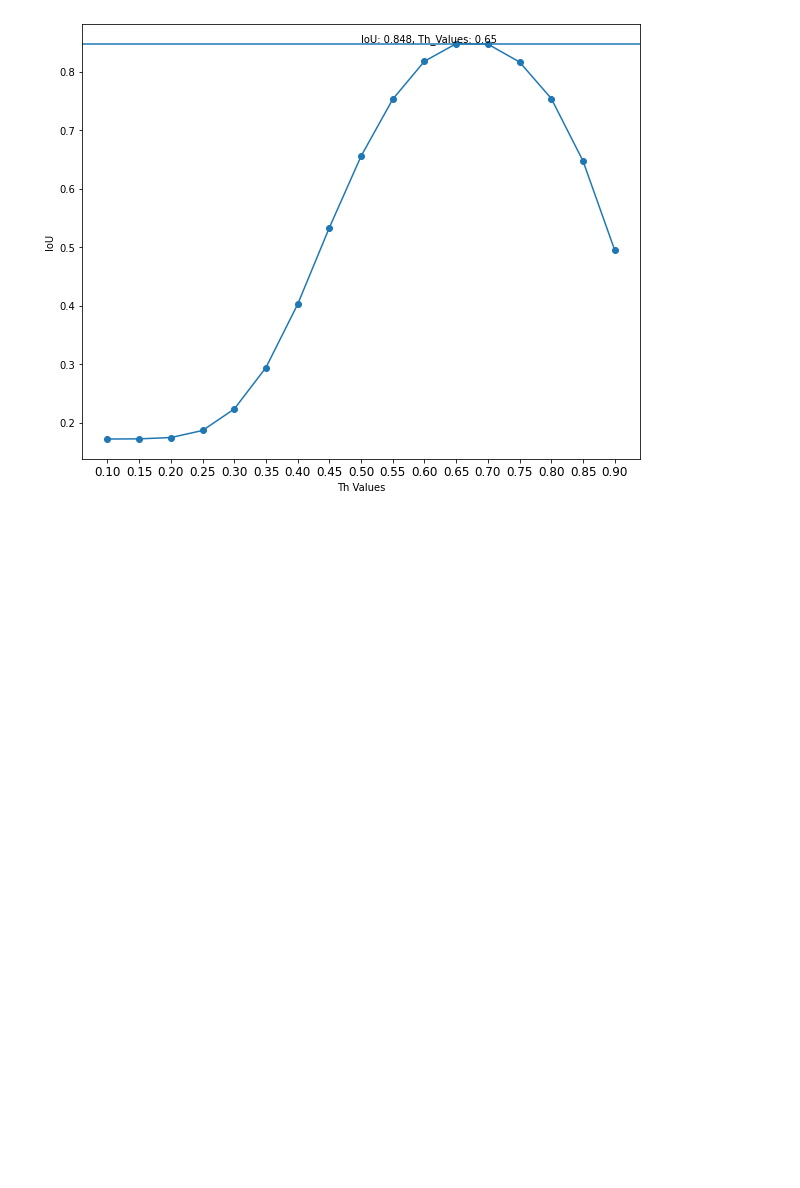
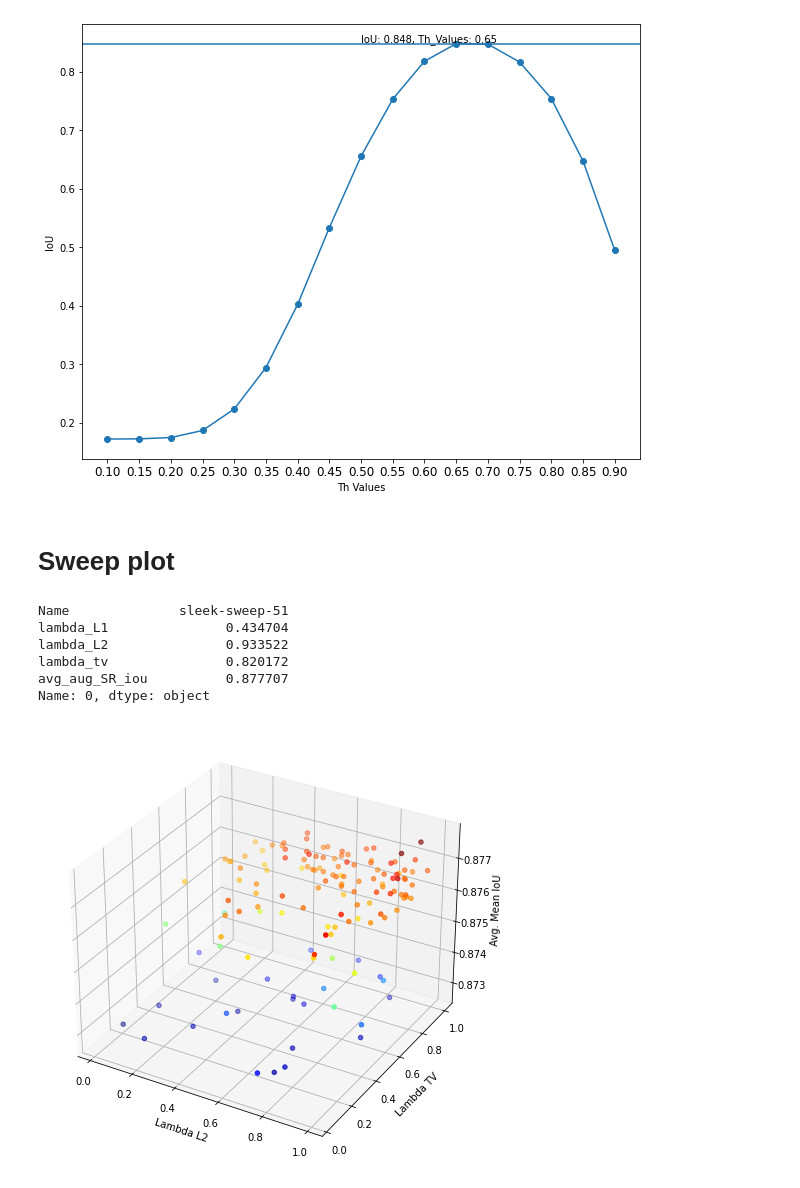
Before and after one commit to nicoloalbergoni/DeepLabV3Plus-Augmented-SuperResolution, a Jupyter notebook: plot_cvs.ipynb, the cells around one changed output. Saved outputs shown, nothing was run; the diff lists cells and outputs as text; code cells hidden in the pictures; blank space fills up the shorter version.

```diff
--- a/plot_cvs.ipynb
+++ b/plot_cvs.ipynb
@@ -91,3 +92,35 @@ plt.ylabel("IoU")
 plt.show()
 # %% [output]
 [figure]
+# %% [markdown]
+# Sweep plot
+# %%
+TEST_FOLDER = os.path.join(os.getcwd(), "test_folder")
+CSV_PATH = os.path.join(TEST_FOLDER, "sweep_argmax_500.csv")
+# %%
+df = pd.read_csv(CSV_PATH)
+
+lambda_l1 = df["lambda_L1"].to_numpy()
+lambda_l2 = df["lambda_L2"].to_numpy()
+lambda_tv = df["lambda_tv"].to_numpy()
+miou = df["avg_aug_SR_iou"].to_numpy()
+
+max_row = df.iloc[df['avg_aug_SR_iou'].idxmax()]
+print(max_row)
+# %% [output]
+Name              sleek-sweep-51
+lambda_L1               0.434704
+lambda_L2               0.933522
+lambda_tv               0.820172
+avg_aug_SR_iou          0.877707
+Name: 0, dtype: object
+# %%
+plt.figure(figsize=(8, 8))
+ax = plt.axes(projection="3d")
+ax.scatter(lambda_l2, lambda_tv, miou, c=miou, cmap="jet")
+ax.set_xlabel("Lambda L2")
+ax.set_ylabel("Lambda TV")
+ax.set_zlabel("Avg. Mean IoU")
+plt.show()
+# %% [output]
+[figure, added]
```
Also changed, not shown: parts of 4 cells of this notebook, 2 other files.
